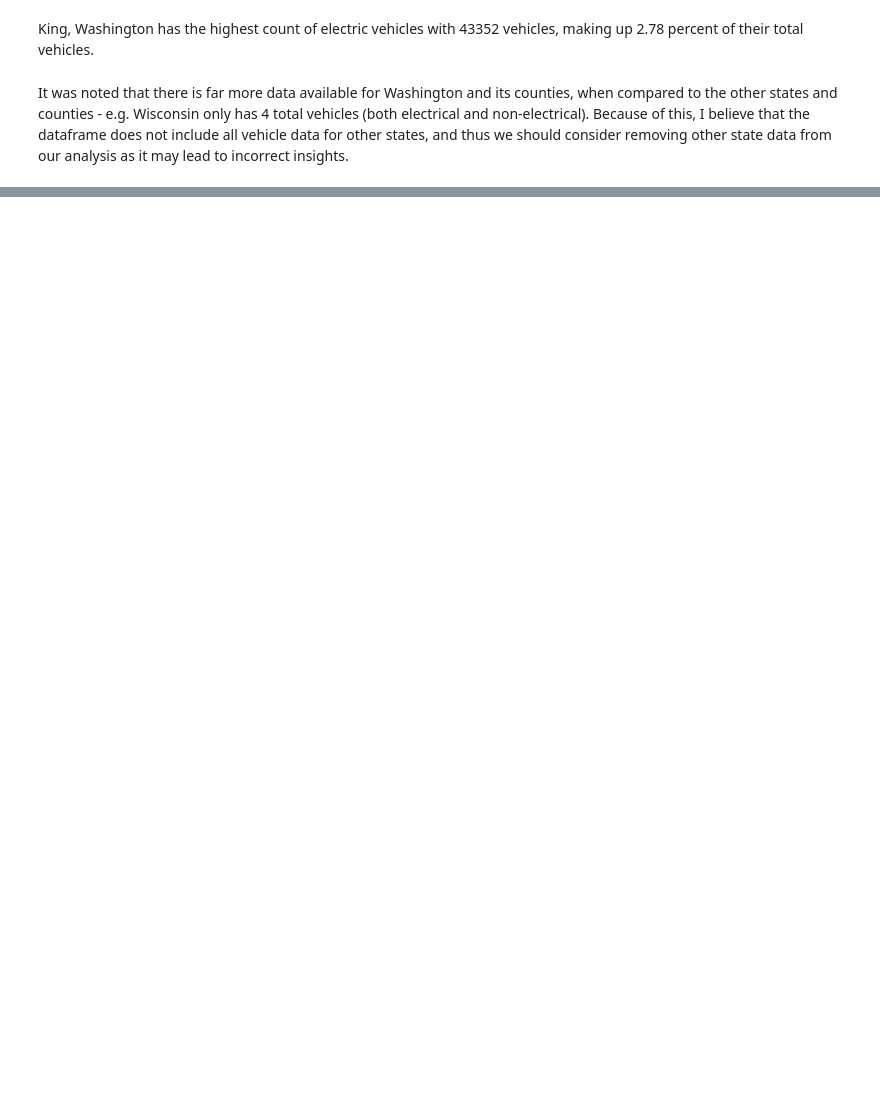
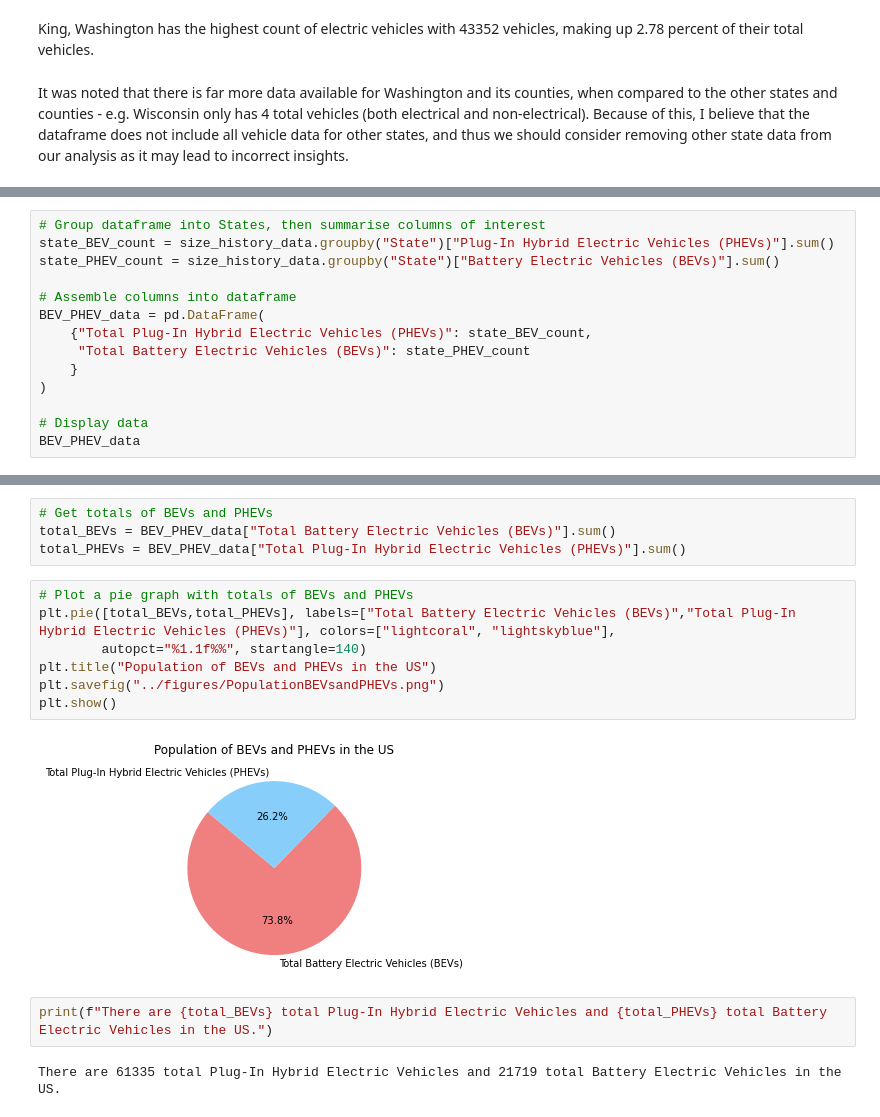
Before and after one commit to hayyyleywin/project-1, a Jupyter notebook: Megan/Size History by County - Analysis.ipynb, the cells around one changed output, grey strips where cells are left out. Saved outputs shown, nothing was run; the diff lists cells and outputs as text; blank space fills up the shorter version.

Commit message:
Further analysis, and adding figures folder.

```diff
--- a/Megan/Size History by County - Analysis.ipynb
+++ b/Megan/Size History by County - Analysis.ipynb
@@ -122,0 +181,14 @@ It was noted that there is far more data available for Washington and its counti
+# %%
+# Group dataframe into States, then summarise columns of interest
+state_BEV_count = size_history_data.groupby("State")["Plug-In Hybrid Electric Vehicles (PHEVs)"].sum()
+state_PHEV_count = size_history_data.groupby("State")["Battery Electric Vehicles (BEVs)"].sum()
+
+# Assemble columns into dataframe
+BEV_PHEV_data = pd.DataFrame(
+    {"Total Plug-In Hybrid Electric Vehicles (PHEVs)": state_BEV_count,
+     "Total Battery Electric Vehicles (BEVs)": state_PHEV_count
+    }
+)
+
+# Display data
+BEV_PHEV_data
@@ -122,0 +214,17 @@ It was noted that there is far more data available for Washington and its counti
+# %%
+# Get totals of BEVs and PHEVs
+total_BEVs = BEV_PHEV_data["Total Battery Electric Vehicles (BEVs)"].sum()
+total_PHEVs = BEV_PHEV_data["Total Plug-In Hybrid Electric Vehicles (PHEVs)"].sum()
+# %%
+# Plot a pie graph with totals of BEVs and PHEVs
+plt.pie([total_BEVs,total_PHEVs], labels=["Total Battery Electric Vehicles (BEVs)","Total Plug-In Hybrid Electric Vehicles (PHEVs)"], colors=["lightcoral", "lightskyblue"],
+        autopct="%1.1f%%", startangle=140)
+plt.title("Population of BEVs and PHEVs in the US")
+plt.savefig("../figures/PopulationBEVsandPHEVs.png")
+plt.show()
+# %% [output]
+[figure, added]
+# %%
+print(f"There are {total_BEVs} total Plug-In Hybrid Electric Vehicles and {total_PHEVs} total Battery Electric Vehicles in the US.")
+# %% [output]
+There are 61335 total Plug-In Hybrid Electric Vehicles and 21719 total Battery Electric Vehicles in the US.
```
Also changed, not shown: parts of 21 cells of this notebook, 14 other files.
